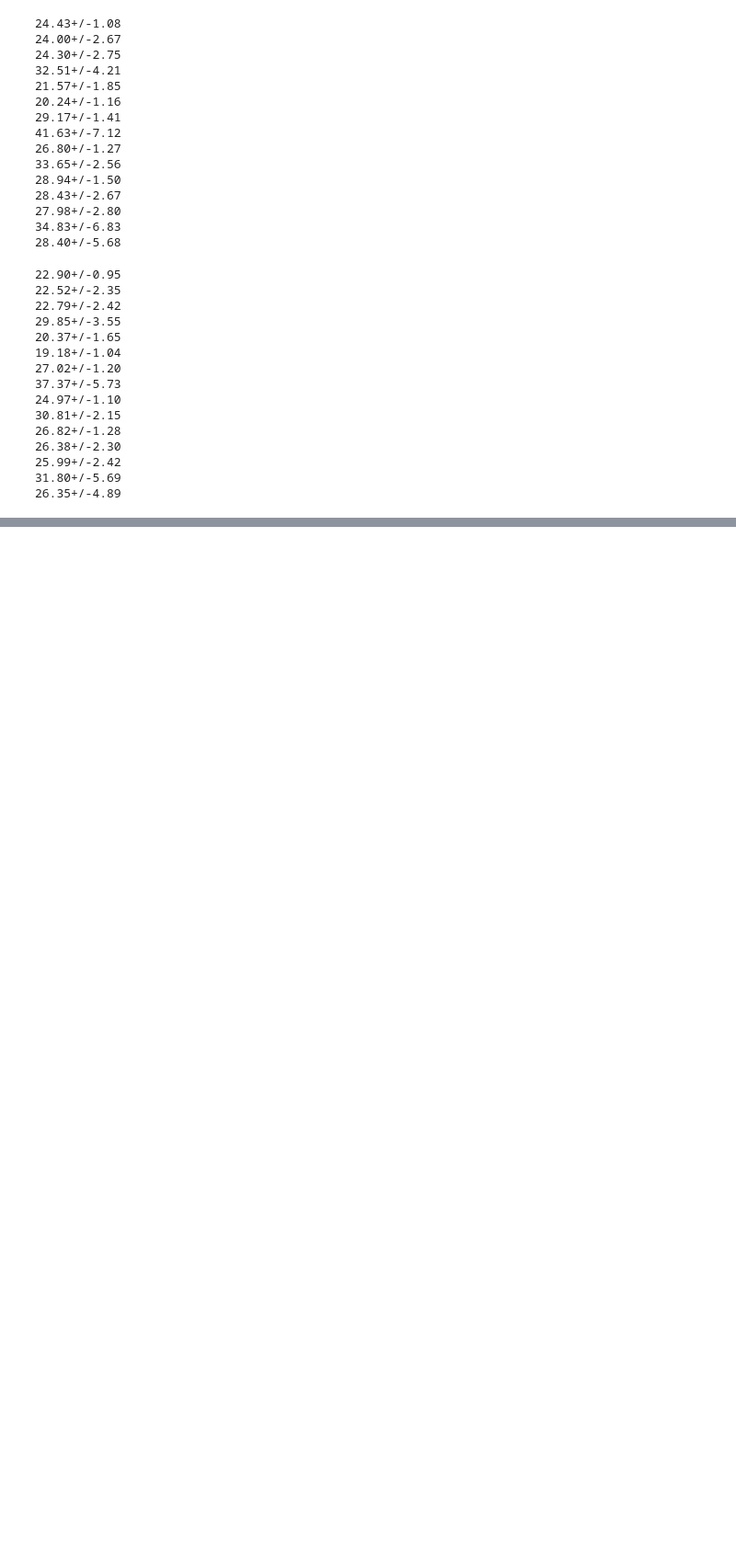
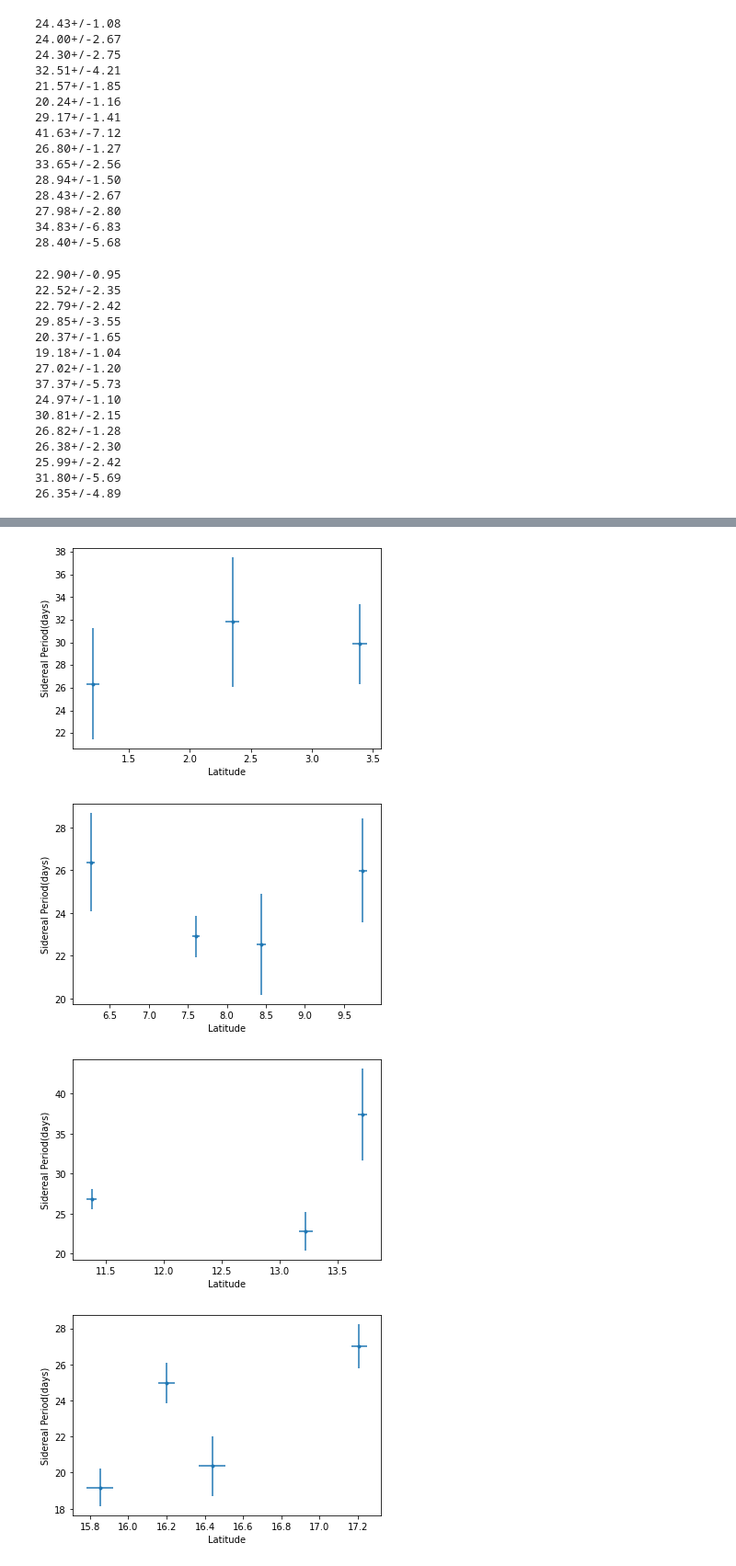
Before and after one commit to StephenJohnson-CardiffUni/Astro, a Jupyter notebook: SunSpot.ipynb, the cells around one changed output, grey strips where cells are left out. Shown: that part at 92% size. Cells and saved outputs as stored; diff of their text form; code cells hidden in the pictures; blank space fills up the shorter version.

```diff
--- a/SunSpot.ipynb
+++ b/SunSpot.ipynb
@@ -482,0 +537,47 @@ plt.plot(latNorm,siderealNorm,'bo') #expand with errors    plt.errorbar?
+# %%
+# def flatLine(x,*c):
+#   return (0*x)+c
+
+#0-5
+guesses = 0,28
+plt.figure()
+firstpopt,firstpcov = curve_fit(lineFunc,firstLatNorm,firstSiderealNorm,guesses,firstSiderealUn)
+
+
+plt.errorbar(firstLatNorm,firstSiderealNorm,firstSiderealUn,firstLatUn,'.');
+
+plt.xlabel("Latitude");
+plt.ylabel("Sidereal Period(days)");
+
+#5-10
+plt.figure()
+
+plt.errorbar(secondLatNorm,secondSiderealNorm,secondSiderealUn,secondLatUn,'.');
+plt.xlabel("Latitude");
+plt.ylabel("Sidereal Period(days)");
+
+#10-15
+plt.figure()
+
+plt.errorbar(thirdLatNorm,thirdSiderealNorm,thirdSiderealUn,thirdLatUn,'.');
+plt.xlabel("Latitude");
+plt.ylabel("Sidereal Period(days)");
+
+#15-20
+plt.figure()
+
+plt.errorbar(forthLatNorm,forthSiderealNorm,forthSiderealUn,forthLatUn,'.');
+plt.xlabel("Latitude");
+plt.ylabel("Sidereal Period(days)");
+
+#20+
+plt.figure()
+
+plt.errorbar(fithLatNorm,fithSiderealNorm,fithSiderealUn,fithLatUn,'.');
+plt.xlabel("Latitude");
+plt.ylabel("Sidereal Period(days)");
+# %% [output]
+[figure, added]
+[figure, added]
+[figure, added]
+[figure, added]
```
Also changed, not shown: parts of 4 cells of this notebook.
